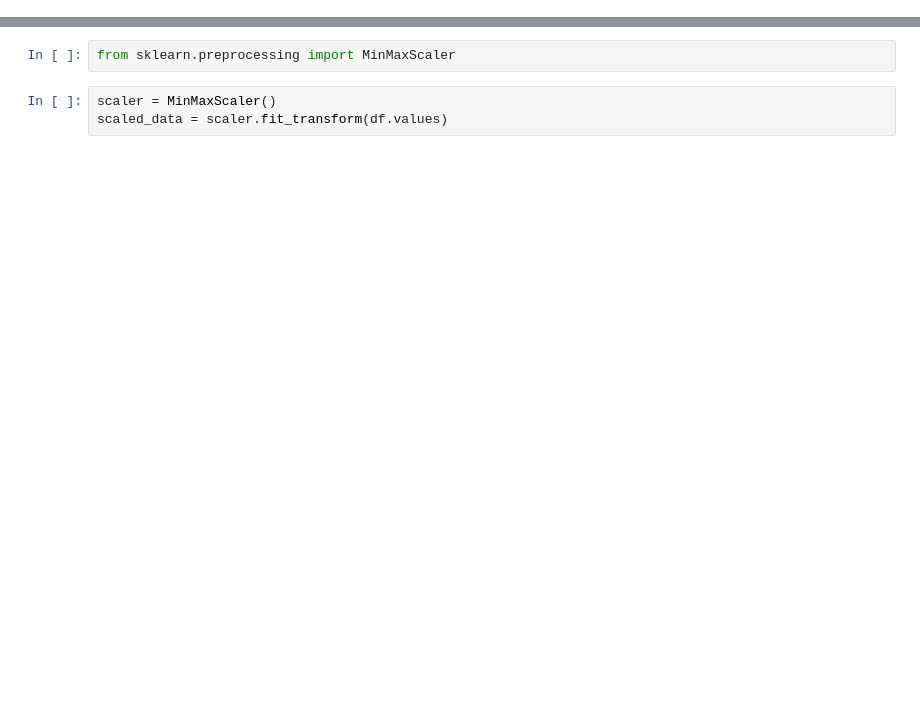
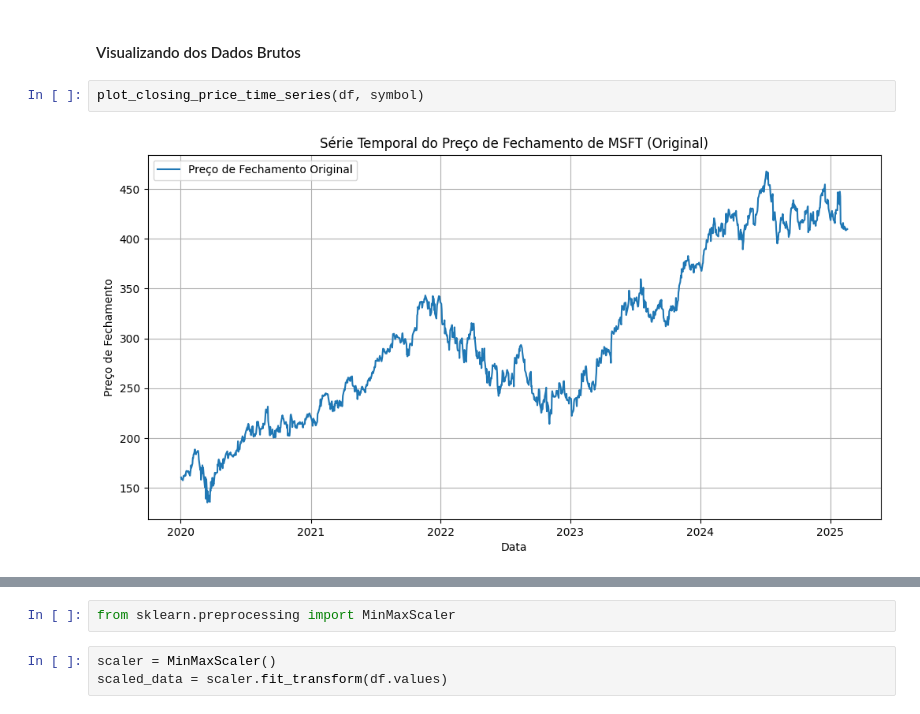
Before and after one commit to ernaneDomingues/stock-price-forecaster, a Jupyter notebook: notebooks/pipeline.ipynb, the cells around one changed output, grey strips where cells are left out. Drawn from its saved outputs; the diff is of its cells as text; blank space fills up the shorter version.

```diff
--- a/notebooks/pipeline.ipynb
+++ b/notebooks/pipeline.ipynb
@@ -141,0 +123,6 @@ df
+# %% [markdown]
+#### Visualizando dos Dados Brutos
+# %%
+plot_closing_price_time_series(df, symbol)
+# %% [output]
+[figure, added]
```
Also changed, not shown: parts of 91 cells of this notebook, 10 other files.
